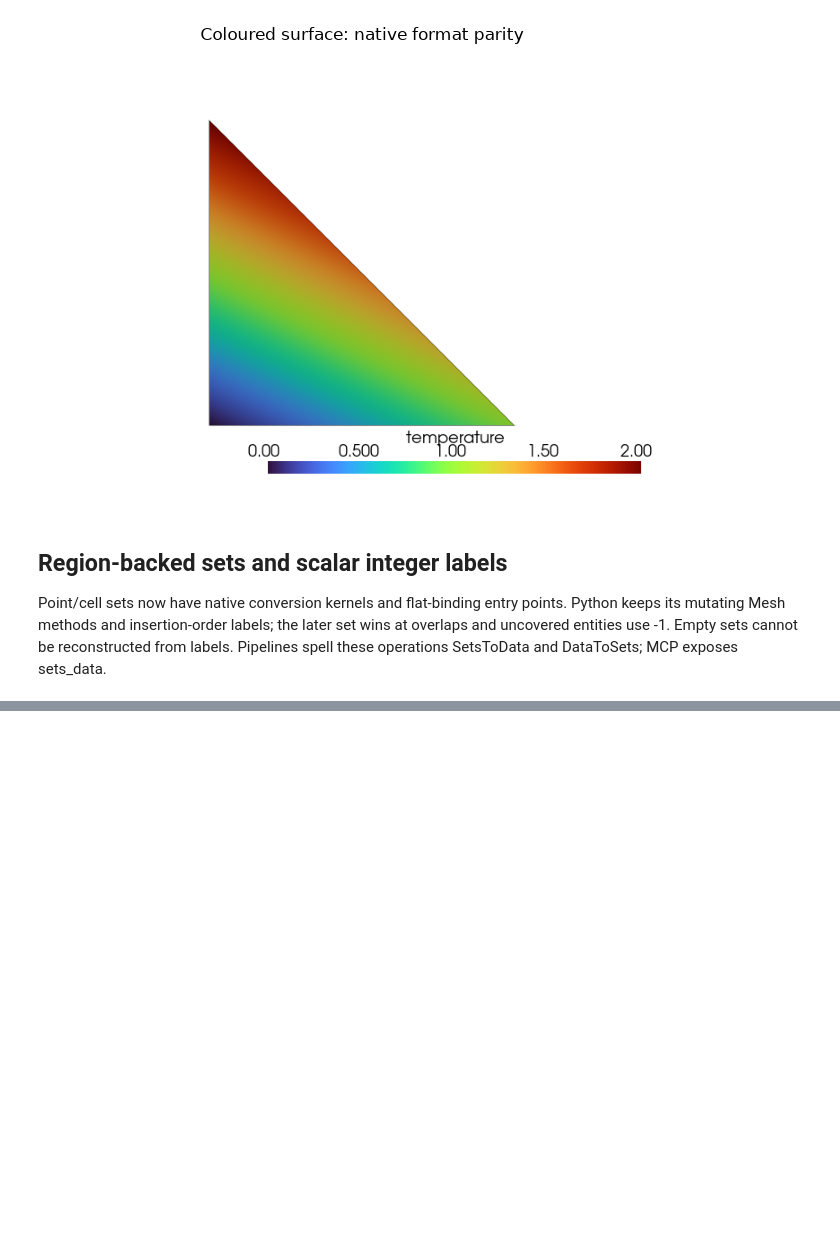
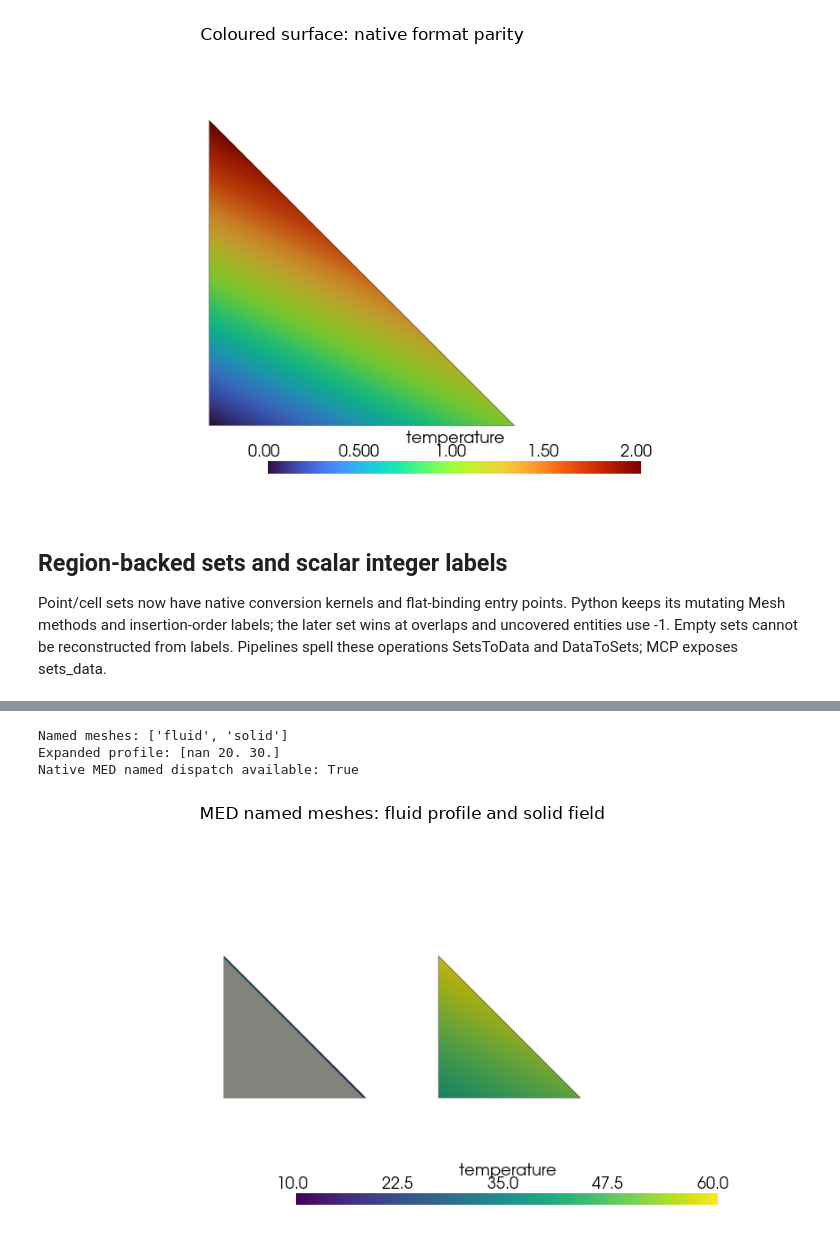
Before and after one commit to loumalouomega/meshioplusplus, a Jupyter notebook: example/python/28_core_parity.ipynb, the cells around one changed output, grey strips where cells are left out. Cells and saved outputs as stored; diff of their text form; code cells hidden in the pictures; blank space fills up the shorter version.

```diff
--- a/example/python/28_core_parity.ipynb
+++ b/example/python/28_core_parity.ipynb
@@ -140,0 +145,55 @@ Native sets/data dispatch available: False
+# %%
+import h5py
+med_path = root / 'named.med'
+fluid = mp.Mesh(points.copy(), [('triangle', [[0, 1, 2]])],
+                point_data={'temperature': np.array([10., 20., 30.])})
+solid = mp.Mesh(points.copy() + [1.5, 0., 0.], [('triangle', [[0, 1, 2]])],
+                point_data={'temperature': np.array([40., 50., 60.])})
+mp.med.write_med_multi(med_path, [fluid, solid], ['fluid', 'solid'])
+with h5py.File(med_path, 'r+') as file:
+    field = file['CHA/temperature@fluid']
+    support = field[next(iter(field))]['NOE']
+    support.move('MED_NO_PROFILE_INTERNAL', 'hot_points')
+    support.attrs.modify('PFL', np.bytes_('hot_points'))
+    profile = support['hot_points']
+    del profile['CO']
+    profile.create_dataset('CO', data=[20., 30.])
+    definition = file.require_group('PROFILS').create_group('hot_points')
+    definition.attrs['NBR'] = 2
+    definition.create_dataset('PFL', data=np.array([2, 3], dtype=np.int64))
+named_meshes, names = mp.med.read_med_multi(med_path)
+print('Named meshes:', names)
+selected = mp.med.read(med_path, mesh_name='fluid')
+np.testing.assert_allclose(selected.point_data['temperature'].reshape(-1), [np.nan, 20., 30.], equal_nan=True)
+print('Expanded profile:', selected.point_data['temperature'])
+print('Native MED named dispatch available:', hasattr(native_core, 'med_read_named'))
+try:
+    import pyvista as pv
+    plotter = pv.Plotter(off_screen=True, window_size=(800, 450))
+    for item in named_meshes:
+        surface = pv.PolyData(item.points, np.array([3, 0, 1, 2]))
+        surface['temperature'] = item.point_data['temperature'].reshape(-1)
+        plotter.add_mesh(surface, scalars='temperature', clim=[10., 60.], show_edges=True)
+    plotter.view_xy()
+    image = plotter.screenshot(return_img=True)
+    plotter.close()
+    plt.figure(figsize=(8, 4.5))
+    plt.imshow(image)
+    plt.axis('off')
+except Exception as exc:
+    print('Using matplotlib fallback:', exc)
+    plt.figure(figsize=(8, 4.5))
+    for item in named_meshes:
+        plt.triplot(item.points[:, 0], item.points[:, 1], [[0, 1, 2]], color='gray')
+        values = item.point_data['temperature'].reshape(-1)
+        plt.scatter(item.points[:, 0], item.points[:, 1], c=np.ma.masked_invalid(values),
+                    cmap='viridis', vmin=10., vmax=60., s=150, plotnonfinite=True)
+    plt.axis('equal')
+plt.title('MED named meshes: fluid profile and solid field')
+plt.tight_layout()
+plt.show()
+# %% [output]
+Named meshes: ['fluid', 'solid']
+Expanded profile: [nan 20. 30.]
+Native MED named dispatch available: True
+[figure, added]
```
Also changed, not shown: parts of 6 cells of this notebook, 55 other files.
